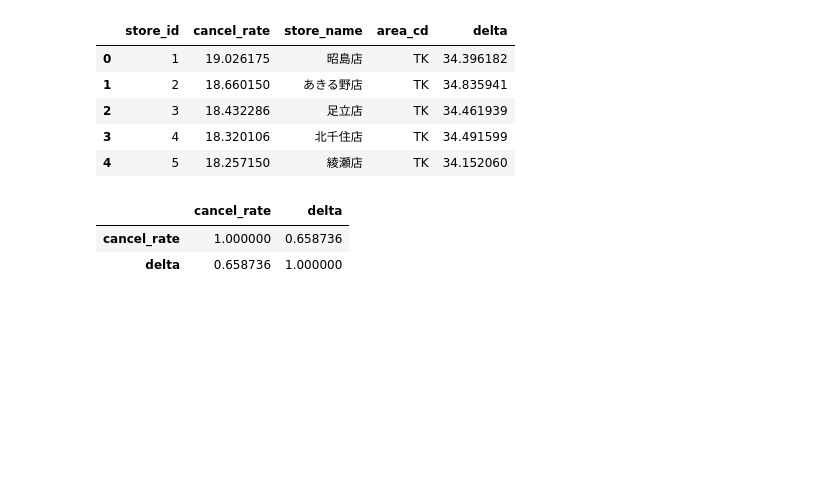
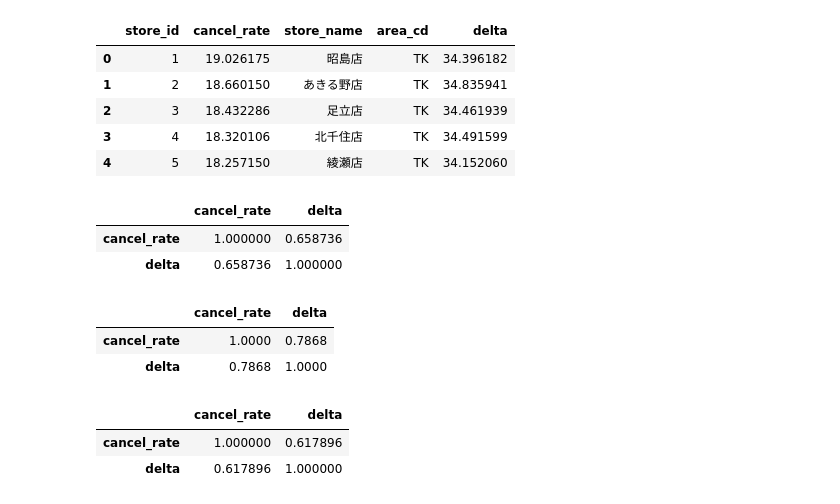
Before and after one commit to matsunori39/Python_Practical_ML_System_100_Knocks, a Jupyter notebook: Python_Practical_ML_System_100_Knocks.ipynb, the cells around one changed output. Saved outputs shown, nothing was run; the diff lists cells and outputs as text; code cells hidden in the pictures; blank space fills up the shorter version.

```diff
--- a/Python_Practical_ML_System_100_Knocks.ipynb
+++ b/Python_Practical_ML_System_100_Knocks.ipynb
@@ -1166,3 +1166,22 @@ display(temp_chk.corr())
 |  | cancel_rate | delta |
 | cancel_rate | 1.000000 | 0.658736 |
 | delta | 0.658736 | 1.000000 |
+# %%
+# キャンセル率が高い(第3四分位以上)店舗のみ
+th_high = check_df.cancel_rate.quantile(0.75)
+temp_chk = check_df.loc[(check_df.cancel_rate >= th_high)]
+temp_chk = temp_chk[['cancel_rate', 'delta']]
+display(temp_chk.corr())
+
+# キャンセル率が低い(第1四分位以下)店舗のみ
+th_low = check_df.cancel_rate.quantile(0.25)
+temp_chk = check_df.loc[(check_df.cancel_rate >= th_low)]
+temp_chk = temp_chk[['cancel_rate', 'delta']]
+display(temp_chk.corr())
+# %% [output]
+|  | cancel_rate | delta |
+| cancel_rate | 1.0000 | 0.7868 |
+| delta | 0.7868 | 1.0000 |
+|  | cancel_rate | delta |
+| cancel_rate | 1.000000 | 0.617896 |
+| delta | 0.617896 | 1.000000 |
```
Also changed, not shown: parts of 2 cells of this notebook.
